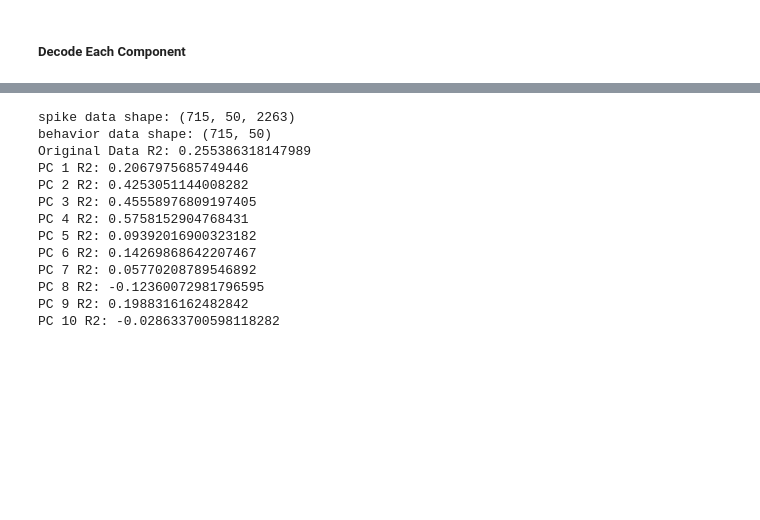
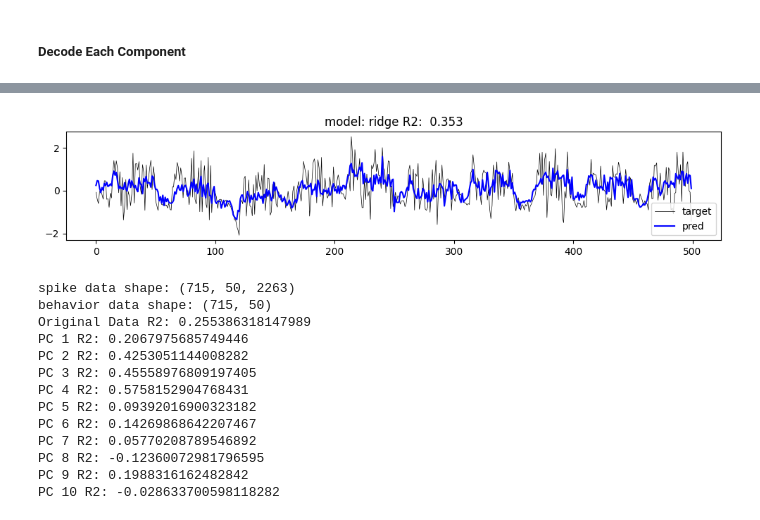
Before and after one commit to yzhang511/neural_decoding, a Jupyter notebook: notebooks/behavior_decomp.ipynb, the cells around one changed output, grey strips where cells are left out. Saved outputs shown, nothing was run; the diff lists cells and outputs as text; code cells hidden in the pictures; blank space fills up the shorter version.

```diff
--- a/notebooks/behavior_decomp.ipynb
+++ b/notebooks/behavior_decomp.ipynb
@@ -396,3 +402,7 @@ r2, test_pred, test_y = eval_model(_train, _test, model, model_type='ridge', plo
+# %%
+r2, test_pred, test_y = eval_model(dm.train, dm.test, model, model_type='ridge', plot=True)
+# %% [output]
+[figure, added]
 # %%
 eid = eids[-1]
 target = 'wheel_speed'
```
Also changed, not shown: parts of 5 cells of this notebook.
